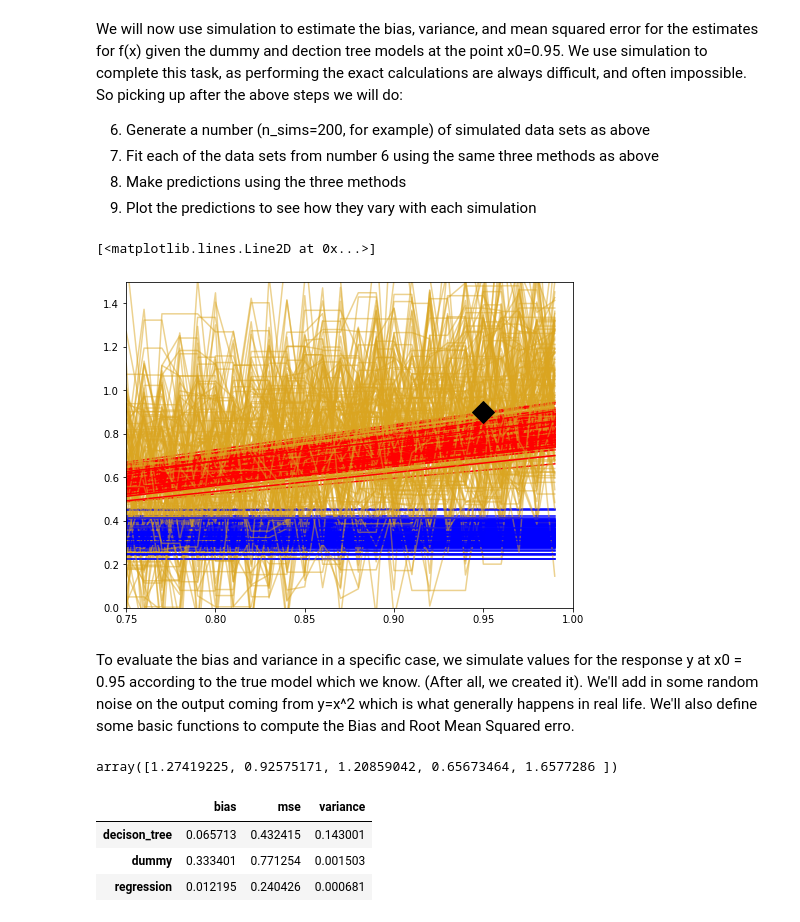
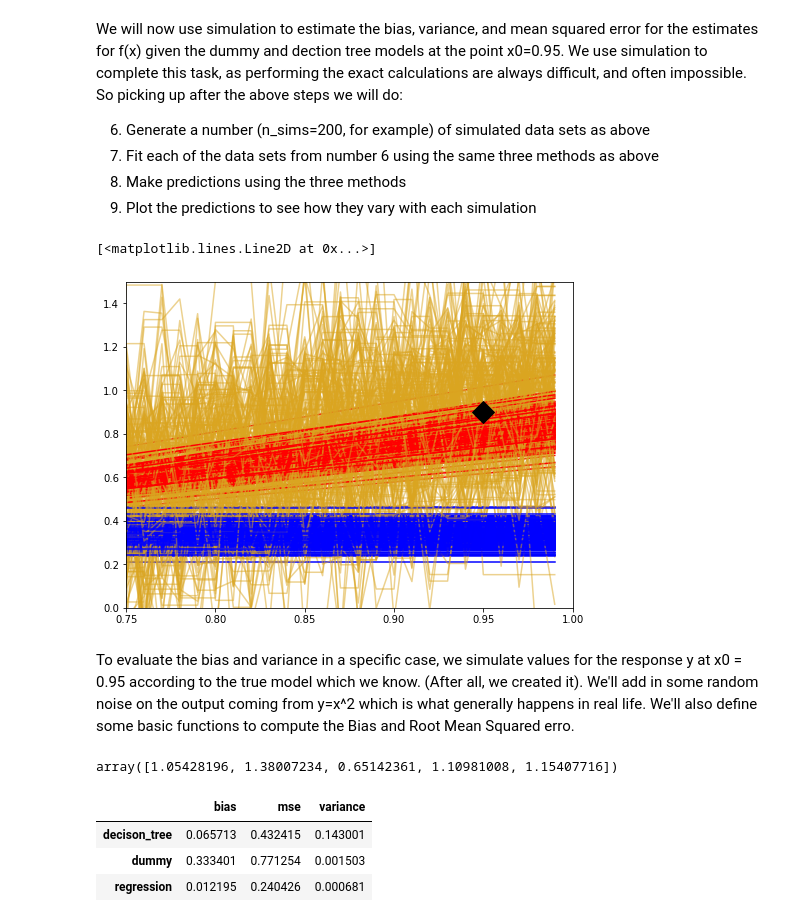
Before and after one commit to steviep42/bios_534, a Jupyter notebook: BIAS_Variance_Tradeoff.ipynb, the cells around one changed output. Saved outputs shown, nothing was run; the diff lists cells and outputs as text; code cells hidden in the pictures.

```diff
--- a/BIAS_Variance_Tradeoff.ipynb
+++ b/BIAS_Variance_Tradeoff.ipynb
@@ -212,7 +212,7 @@ We will now use simulation to estimate the bias, variance, and mean squared erro
 # %%
 # Setup the number of simulations and the number of models
 # We will be evaluating bias, rmse, and variance at a specific point x0 = 0.95
-n_sims = 150
+n_sims = 200
 n_models = 3
 x0 = 0.95
 
@@ -236,34 +236,34 @@ for i in range(n_sims):
 
     # Extract the X and y vals
     sim_vals = sim_data.values
     X = sim_vals[:,0]
     y = sim_vals[:,1]
 
     # fit the decision tree
     fit_1 = dtree.fit(X.reshape(-1,1),y)
     fit_1_preds = fit_1.predict(grid.reshape(-1,1))
     plt.plot(grid,fit_1_preds,c='goldenrod',alpha=0.5)
 
     # fit the dummy model
     fit_2 = dreg.fit(X,y)
     fit_2_preds = fit_2.predict(grid)
     plt.plot(grid,fit_2_preds,c='blue')
 
     # fit the regression model
     fit_3 = lmreg.fit(X.reshape(-1,1),y)
     fit_3_preds = fit_3.predict(grid.reshape(-1,1))
     plt.plot(grid,fit_3_preds,c='red')
 
     # Stash the point prediction into the predictions matrix
     predictions[i,0] = fit_1.predict(np.array(.95).reshape(1,-1))
     predictions[i,1] = fit_2.predict(np.array(.95).reshape(1,-1))
     predictions[i,2] = fit_3.predict(np.array(.95).reshape(1,-1))
 
 # Plot the x0 on the graph
 plt.plot(x0,f(x0),'rD',markersize=16,c="black")
 # %% [output]
 [<matplotlib.lines.Line2D at 0x...>]
-[figure, old version]
+[figure, new version]
 # %% [markdown]
 To evaluate the bias and variance in a specific case, we simulate values for the response y at x0 = 0.95 according to the true model which we know. (After all, we created it). We'll add in some random noise on the output coming from y=x^2 which is what generally happens in real life.  We'll also define some basic functions to compute the Bias and Root Mean Squared erro.
 # %%
@@ -272,7 +272,7 @@ eps = np.random.normal(0,.3,n_sims)
 y0 = f(x0) + eps
 y0[0:5]
 # %% [output]
-array([1.27419225, 0.92575171, 1.20859042, 0.65673464, 1.6577286 ])
+array([1.05428196, 1.38007234, 0.65142361, 1.10981008, 1.15407716])
 # %%
 # Define some functions to get the bias and MSE
 def get_bias(estimate, truth):
```
Also changed, not shown: parts of 4 cells of this notebook.
